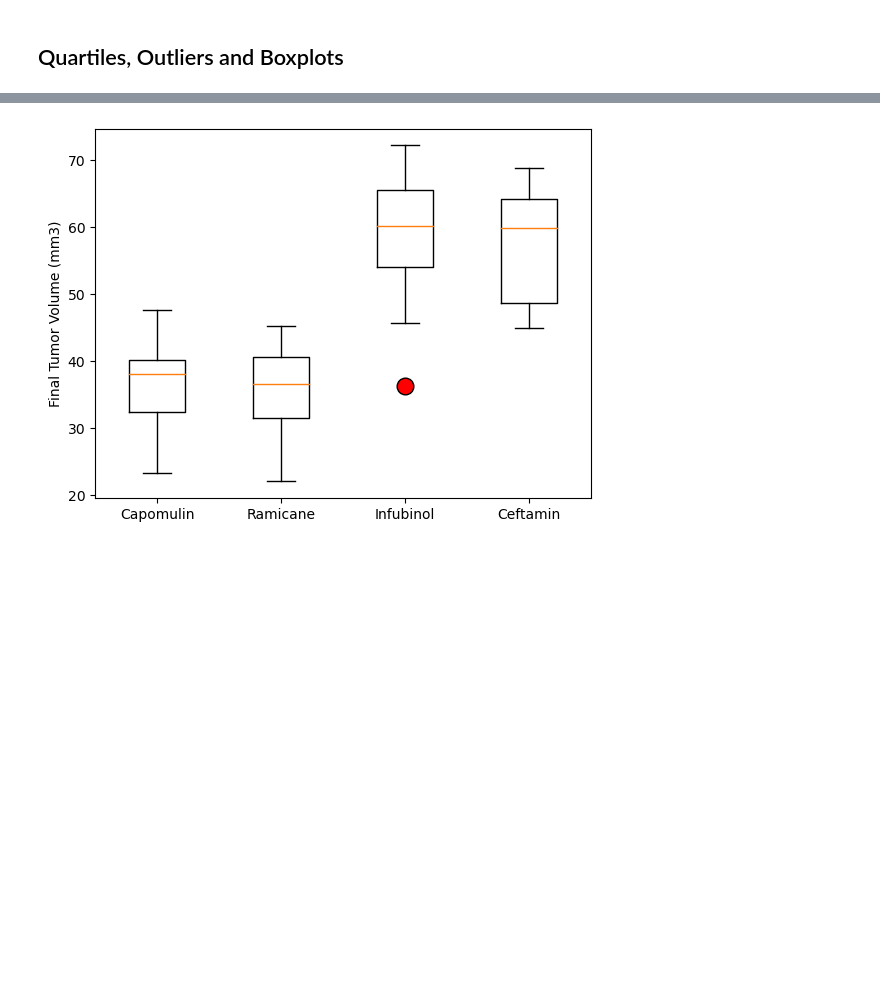
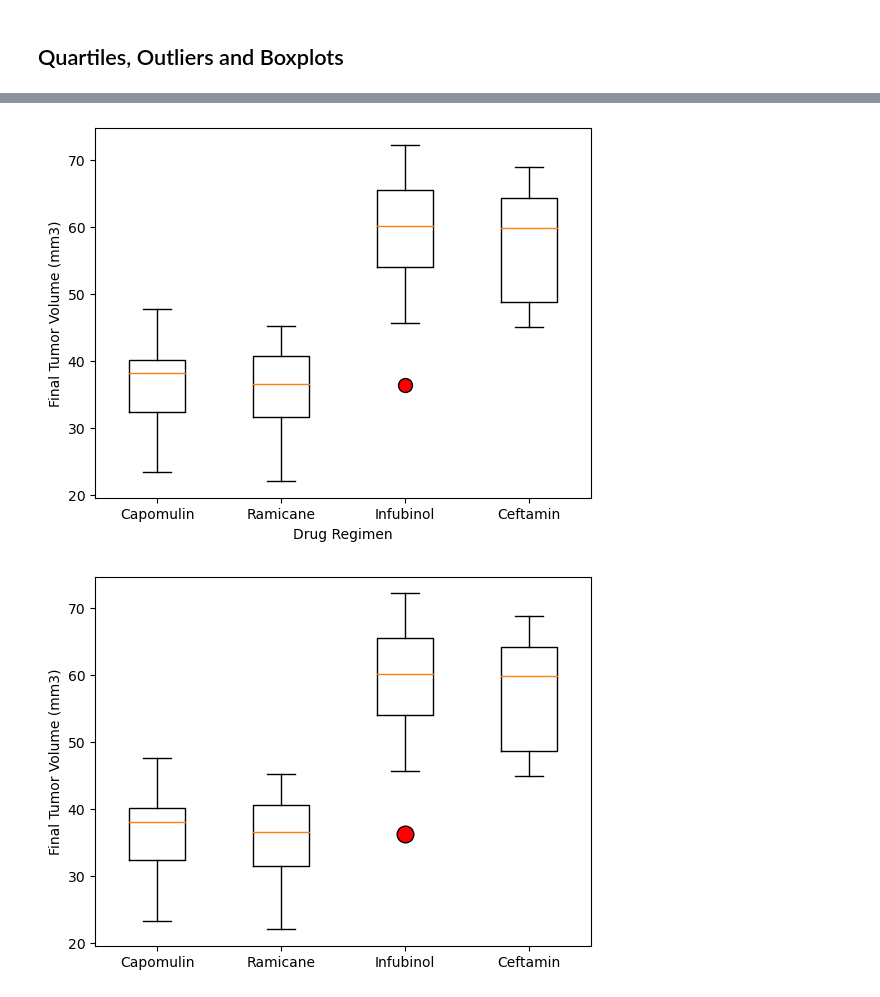
Before and after one commit to vt-bekah/research_study_analysis, a Jupyter notebook: pymaceuticals2.ipynb, the cells around one changed output, grey strips where cells are left out. Cells and saved outputs as stored; diff of their text form; code cells hidden in the pictures; blank space fills up the shorter version.

```diff
--- a/pymaceuticals2.ipynb
+++ b/pymaceuticals2.ipynb
@@ -209,6 +211,17 @@ plt.show()
 [figure]
 # %% [markdown]
 ## Quartiles, Outliers and Boxplots
+# %%
+# Reduce DF to desired drug regimens using loc
+cap_ram_inf_cef = results_no_dup.loc[(results_no_dup["Drug Regimen"]=="Capomulin") | (results_no_dup["Drug Regimen"]=="Ramicane") |
+                                     (results_no_dup["Drug Regimen"]=="Infubinol") | (results_no_dup["Drug Regimen"]=="Ceftamin"), :]
+# cap_ram_inf_cef.to_csv('temp.csv')
+
+# Further reduce to the last tumor size by doing a groupby to get max time point list and merge back with original DF not keeping unaligned data
+grp_max_tp = cap_ram_inf_cef.groupby(["Drug Regimen", "Mouse ID"])["Timepoint"].max()
+# grp_max_tp.to_csv('temp2.csv')
+cap_ram_inf_cef_max = pd.merge(grp_max_tp, results_no_dup, on=["Mouse ID", "Timepoint"], how="inner")
+# cap_ram_inf_cef_max.to_csv('temp3.csv')
 # %%
 # Calculate the final tumor volume of each mouse across four of the treatment regimens:
 # Capomulin, Ramicane, Infubinol, and Ceftamin
@@ -217,3 +230,25 @@ plt.show()
 
 
 # Merge this group df with the original DataFrame to get the tumor volume at the last timepoint
+# %%
+# Put treatments into a list for for loop (and later for plot labels)
+treatments = ["Capomulin", "Ramicane", "Infubinol", "Ceftamin"]
+
+# Create empty list to fill with tumor vol data (for plotting)
+# this is not required for how I did plotting...
+
+# Calculate the quartiles for all drug regimens
+quartiles = cap_ram_inf_cef_max.groupby(["Drug Regimen"])["Tumor Volume (mm3)"].quantile([0.25,0.5,0.75])
+
+# Calculate the IQR and quantitatively determine if there are any potential outliers.
+for drug in treatments:
+    vol_outliers=[]
+    iqr = quartiles[drug][0.75]-quartiles[drug][0.25]
+    lowerb = quartiles[drug][0.25] - 1.5*iqr
+    upperb = quartiles[drug][0.75] + 1.5*iqr
+    df = cap_ram_inf_cef_max.loc[(cap_ram_inf_cef_max["Drug Regimen"]==drug) &
+                                 ((cap_ram_inf_cef_max["Tumor Volume (mm3)"]>upperb) | (cap_ram_inf_cef_max["Tumor Volume (mm3)"]<lowerb))]
+    for i in range(len(df)):
+        vol_outliers.append(round(df["Tumor Volume (mm3)"].iloc[i],3))
+    # print(f"{drug}'s potential outliers: {vol_outliers}, {quartiles[drug]}")
+    print(f"{drug}'s Final Tumor Volume (mm3) IQR: {round(iqr,3)}, potential outliers: {vol_outliers}")
@@ -243,3 +277,17 @@ Ceftamin's potential outliers: Series([], Name: Tumor Volume (mm3), dtype: float
+# %%
+fig1, ax1 = plt.subplots()
+ax1.set_xlabel('Drug Regimen')
+ax1.set_ylabel('Final Tumor Volume (mm3)')
+ax1.boxplot([cap_ram_inf_cef_max.loc[(cap_ram_inf_cef_max["Drug Regimen"]=="Capomulin"), "Tumor Volume (mm3)"],
+             cap_ram_inf_cef_max.loc[(cap_ram_inf_cef_max["Drug Regimen"]=="Ramicane"), "Tumor Volume (mm3)"],
+             cap_ram_inf_cef_max.loc[(cap_ram_inf_cef_max["Drug Regimen"]=="Infubinol"), "Tumor Volume (mm3)"],
+             cap_ram_inf_cef_max.loc[(cap_ram_inf_cef_max["Drug Regimen"]=="Ceftamin"), "Tumor Volume (mm3)"]],
+            flierprops={'marker': 'o', 'markersize': 10, 'markerfacecolor': 'red'})
+ax1.set_xticklabels(treatments)
+plt.show()
+#treatments = ["Capomulin", "Ramicane", "Infubinol", "Ceftamin"]
+# %% [output]
+[figure, added]
 # %%
 # Generate a box plot that shows the distrubution of the tumor volume for each treatment group.
 # %% [output]
```
Also changed, not shown: parts of 8 cells of this notebook, 4 other files.
